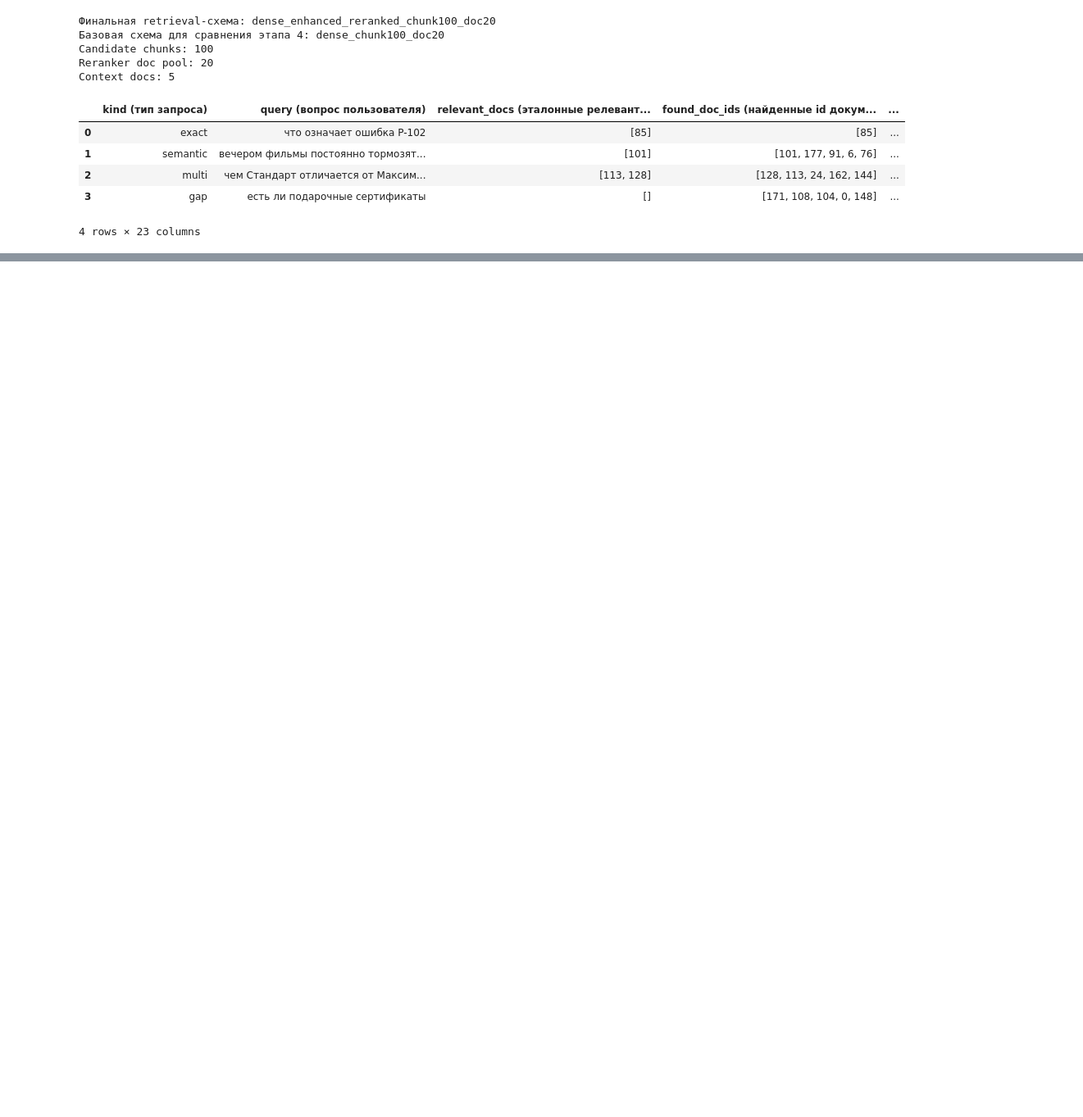
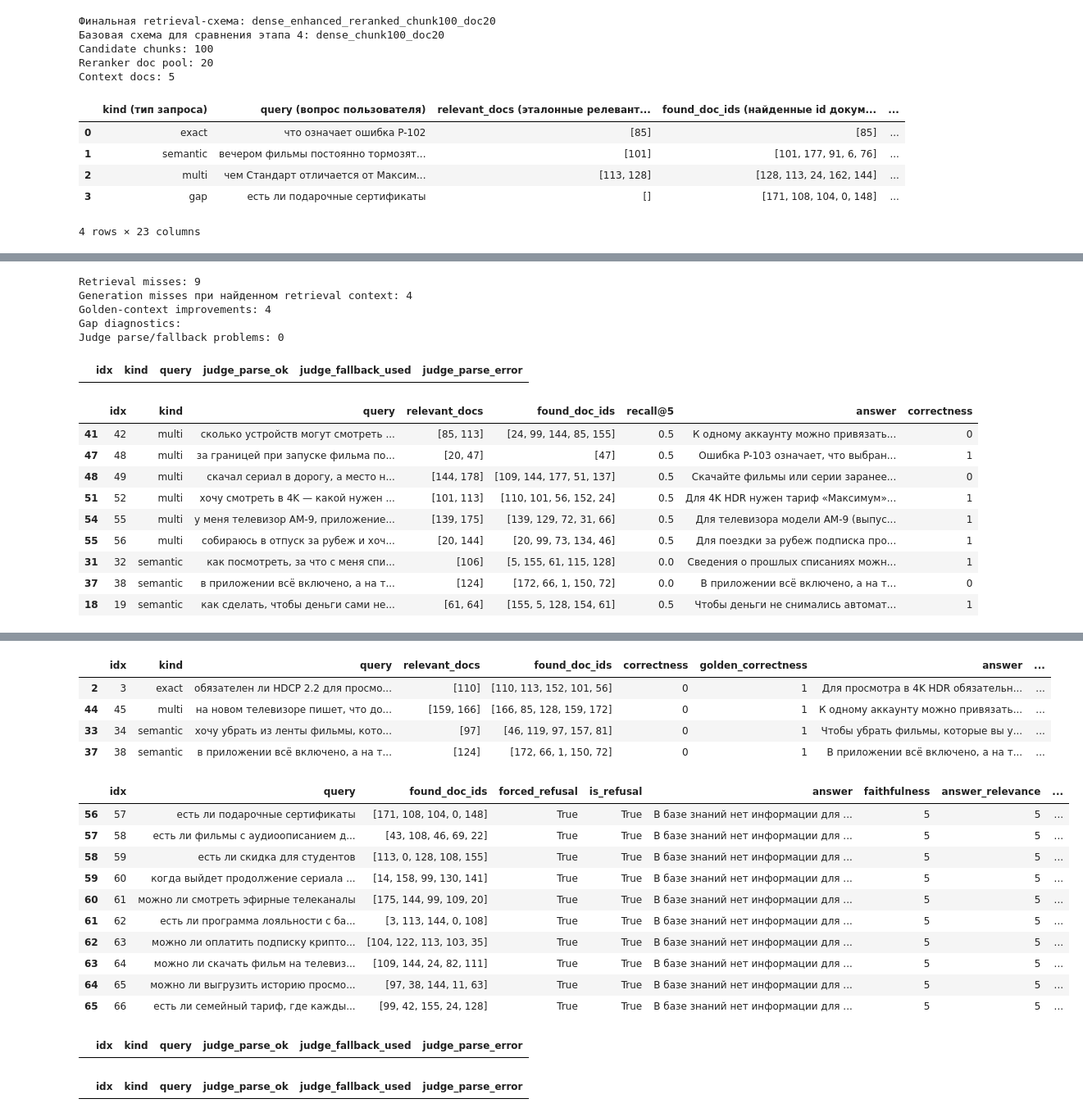
Before and after one commit to IlyaEmelin/ai-agent.rag-system2, a Jupyter notebook: filmoskop_rag.ipynb, the cells around one changed output, grey strips where cells are left out. Shown at 82% size. Drawn from its saved outputs; the diff is of its cells as text; code cells hidden in the pictures; blank space fills up the shorter version.

Commit message:
Implement full RAG eval and golden-context diagnostics

```diff
--- a/filmoskop_rag.ipynb
+++ b/filmoskop_rag.ipynb
@@ -3758,0 +4093,60 @@ step6_preview_display
+# %%
+# POINT7_FULL_EVAL_MARKER
+step7_retrieval_misses = step7_eval_df[
+    (step7_eval_df["kind"] != "gap") & (step7_eval_df["all_relevant@5"] != True)
+].sort_values(["kind", "recall@5", "idx"])[[
+    "idx", "kind", "query", "relevant_docs", "found_doc_ids", "recall@5", "answer", "correctness",
+]]
+
+step7_generation_misses = step7_context_comparison[
+    (step7_context_comparison["kind"] != "gap")
+    & (step7_context_comparison["all_relevant@5"] == True)
+    & (step7_context_comparison["correctness"] == 0)
+].sort_values(["kind", "idx"])[[
+    "idx", "kind", "query", "relevant_docs", "found_doc_ids", "answer", "correctness_reason", "golden_correctness",
+]]
+
+step7_golden_improvements = step7_context_comparison[
+    step7_context_comparison["correctness_delta_golden_minus_retrieval"] > 0
+].sort_values(["kind", "idx"])[[
+    "idx", "kind", "query", "relevant_docs", "found_doc_ids", "correctness", "golden_correctness",
+    "answer", "golden_answer",
+]]
+
+step7_gap_diagnostics = step7_eval_df[step7_eval_df["kind"] == "gap"][[
+    "idx", "query", "found_doc_ids", "forced_refusal", "is_refusal", "answer", "faithfulness", "answer_relevance", "correctness",
+]]
+
+step7_parse_failures = step7_eval_df[
+    (step7_eval_df["judge_parse_ok"] != True) | (step7_eval_df["judge_fallback_used"] == True)
+][[
+    "idx", "kind", "query", "judge_parse_ok", "judge_fallback_used", "judge_parse_error",
+]]
+
+print("Retrieval misses:", len(step7_retrieval_misses))
+display(step7_retrieval_misses)
+print("Generation misses при найденном retrieval context:", len(step7_generation_misses))
+display(step7_generation_misses)
+print("Golden-context improvements:", len(step7_golden_improvements))
+display(step7_golden_improvements)
+print("Gap diagnostics:")
+display(step7_gap_diagnostics)
+print("Judge parse/fallback problems:", len(step7_parse_failures))
+display(step7_parse_failures)
+# %% [output]
+Retrieval misses: 9
+Generation misses при найденном retrieval context: 4
+Golden-context improvements: 4
+Gap diagnostics:
+Judge parse/fallback problems: 0
+|  | idx | kind | query | judge_parse_ok | judge_fallback_used | judge_parse_error |
+|  | idx | kind | query | relevant_docs | found_doc_ids | recall@5 | answer | correctness |
+| 41 | 42 | multi | сколько устройств могут смотреть ... | [85, 113] | [24, 99, 144, 85, 155] | 0.5 | К одному аккаунту можно привязать... | 0 |
+| 47 | 48 | multi | за границей при запуске фильма по... | [20, 47] | [47] | 0.5 | Ошибка P-103 означает, что выбран... | 1 |
+| 48 | 49 | multi | скачал сериал в дорогу, а место н... | [144, 178] | [109, 144, 177, 51, 137] | 0.5 | Скачайте фильмы или серии заранее... | 0 |
+| 51 | 52 | multi | хочу смотреть в 4K — какой нужен ... | [101, 113] | [110, 101, 56, 152, 24] | 0.5 | Для 4K HDR нужен тариф «Максимум»... | 1 |
+| 54 | 55 | multi | у меня телевизор AM-9, приложение... | [139, 175] | [139, 129, 72, 31, 66] | 0.5 | Для телевизора модели AM-9 (выпус... | 1 |
+| 55 | 56 | multi | собираюсь в отпуск за рубеж и хоч... | [20, 144] | [20, 99, 73, 134, 46] | 0.5 | Для поездки за рубеж подписка про... | 1 |
+| 31 | 32 | semantic | как посмотреть, за что с меня спи... | [106] | [5, 155, 61, 115, 128] | 0.0 | Сведения о прошлых списаниях можн... | 1 |
+| 37 | 38 | semantic | в приложении всё включено, а на т... | [124] | [172, 66, 1, 150, 72] | 0.0 | В приложении всё включено, а на т... | 0 |
+| 18 | 19 | semantic | как сделать, чтобы деньги сами не... | [61, 64] | [155, 5, 128, 154, 61] | 0.5 | Чтобы деньги не снимались автомат... | 1 |
@@ -3758,0 +4158,18 @@ step6_preview_display
+|  | idx | kind | query | relevant_docs | found_doc_ids | correctness | golden_correctness | answer | ... |
+| 2 | 3 | exact | обязателен ли HDCP 2.2 для просмо... | [110] | [110, 113, 152, 101, 56] | 0 | 1 | Для просмотра в 4K HDR обязательн... | ... |
+| 44 | 45 | multi | на новом телевизоре пишет, что до... | [159, 166] | [166, 85, 128, 159, 172] | 0 | 1 | К одному аккаунту можно привязать... | ... |
+| 33 | 34 | semantic | хочу убрать из ленты фильмы, кото... | [97] | [46, 119, 97, 157, 81] | 0 | 1 | Чтобы убрать фильмы, которые вы у... | ... |
+| 37 | 38 | semantic | в приложении всё включено, а на т... | [124] | [172, 66, 1, 150, 72] | 0 | 1 | В приложении всё включено, а на т... | ... |
+|  | idx | query | found_doc_ids | forced_refusal | is_refusal | answer | faithfulness | answer_relevance | ... |
+| 56 | 57 | есть ли подарочные сертификаты | [171, 108, 104, 0, 148] | True | True | В базе знаний нет информации для ... | 5 | 5 | ... |
+| 57 | 58 | есть ли фильмы с аудиоописанием д... | [43, 108, 46, 69, 22] | True | True | В базе знаний нет информации для ... | 5 | 5 | ... |
+| 58 | 59 | есть ли скидка для студентов | [113, 0, 128, 108, 155] | True | True | В базе знаний нет информации для ... | 5 | 5 | ... |
+| 59 | 60 | когда выйдет продолжение сериала ... | [14, 158, 99, 130, 141] | True | True | В базе знаний нет информации для ... | 5 | 5 | ... |
+| 60 | 61 | можно ли смотреть эфирные телеканалы | [175, 144, 99, 109, 20] | True | True | В базе знаний нет информации для ... | 5 | 5 | ... |
+| 61 | 62 | есть ли программа лояльности с ба... | [3, 113, 144, 0, 108] | True | True | В базе знаний нет информации для ... | 5 | 5 | ... |
+| 62 | 63 | можно ли оплатить подписку крипто... | [104, 122, 113, 103, 35] | True | True | В базе знаний нет информации для ... | 5 | 5 | ... |
+| 63 | 64 | можно ли скачать фильм на телевиз... | [109, 144, 24, 82, 111] | True | True | В базе знаний нет информации для ... | 5 | 5 | ... |
+| 64 | 65 | можно ли выгрузить историю просмо... | [97, 38, 144, 11, 63] | True | True | В базе знаний нет информации для ... | 5 | 5 | ... |
+| 65 | 66 | есть ли семейный тариф, где кажды... | [99, 42, 155, 24, 128] | True | True | В базе знаний нет информации для ... | 5 | 5 | ... |
+|  | idx | kind | query | judge_parse_ok | judge_fallback_used | judge_parse_error |
+|  | idx | kind | query | judge_parse_ok | judge_fallback_used | judge_parse_error |
```
Also changed, not shown: parts of 7 cells of this notebook, 1 other file.
